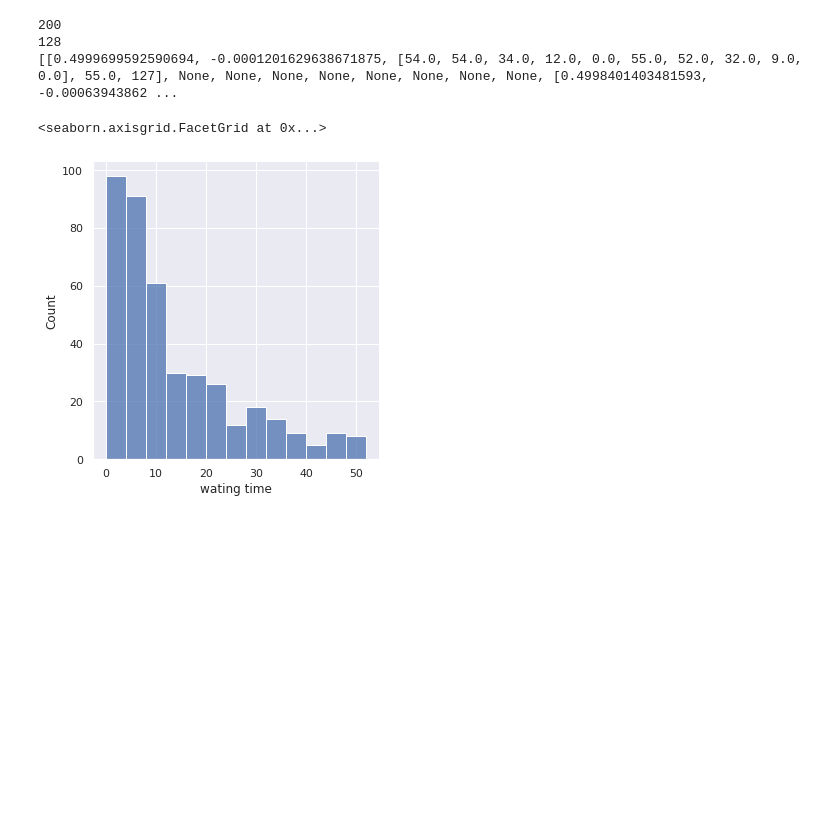
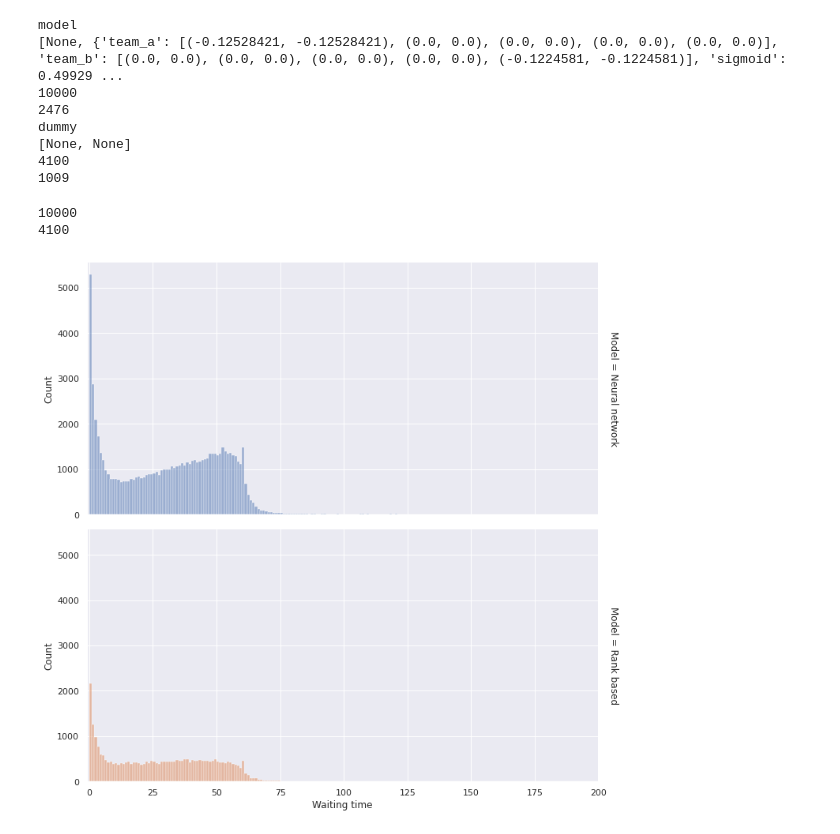
Before and after one commit to Breta01/match-making, a Jupyter notebook: visualisation.ipynb, the cells around one changed output. Drawn from its saved outputs; the diff is of its cells as text; code cells hidden in the pictures; blank space fills up the shorter version.

```diff
--- a/visualisation.ipynb
+++ b/visualisation.ipynb
@@ -3,23 +3,67 @@ import seaborn as sns
 import numpy as np
 import pandas as pd
 from joblib import load
+import matplotlib.pyplot as plt
 
 sns.set_theme(style="darkgrid")
+modes = ["model", "dummy"]
+pattern = ["blue", "orange"]
 
-stats = load("data/stats.joblib")
+stats_m = {}
+for mode in modes:
+    stats_m[mode] = load(f"data/{mode}_stats.joblib")
+
+stats_g = {}
 # %%
-print(len(stats))
-print(sum(int(s is None) for s in stats))
-print(stats[-10:])
+for mode in modes:
+    print(mode)
+    stats_m[mode] = stats_m[mode][:10000]
+    stats = stats_m[mode]
+    print(stats[-2:])
+    print(len(stats))
+    print(sum(int(s is None) for s in stats))
 # %% [output]
-200
-128
-[[0.4999699592590694, -0.0001201629638671875, [54.0, 54.0, 34.0, 12.0, 0.0, 55.0, 52.0, 32.0, 9.0, 0.0], 55.0, 127], None, None, None, None, None, None, None, None, [0.4998401403481593, -0.00063943862 ...
+model
+[None, {'team_a': [(-0.12528421, -0.12528421), (0.0, 0.0), (0.0, 0.0), (0.0, 0.0), (0.0, 0.0)], 'team_b': [(0.0, 0.0), (0.0, 0.0), (0.0, 0.0), (0.0, 0.0), (-0.1224581, -0.1224581)], 'sigmoid': 0.49929 ...
+10000
+2476
+dummy
+[None, None]
+4100
+1009
 # %%
-df = {"wating time": np.array([s[2] for s in stats if s is not None]).flatten()}
-sns.displot(
-    df, x="wating time", facet_kws=dict(margin_titles=True),
+df = {
+    "Waiting time": [],
+    "Model": []
+}
+
+m = {
+    "dummy": "Rank based",
+    "model": "Neural network"
+}
+
+
+for mode in modes:
+    stats = stats_m[mode]
+    print(len(stats))
+    x = np.array([s["waiting times"] for s in stats if s is not None]).flatten().tolist()
+    df["Waiting time"].extend(x)
+    df["Model"].extend([m[mode] for _ in range(len(x))])
+
+df = pd.DataFrame(df)
+
+plot = sns.displot(
+    df, x="Waiting time", facet_kws=dict(margin_titles=True, xlim=(-1, 200)),
+    hue="Model",
+    row="Model",
+    bins=[i for i in range(201)],
+    height=5, aspect=11/5,
 )
+plot._legend.remove()
+
+fig = plot.fig
+fig.savefig("waiting_histogram.png")
 # %% [output]
-<seaborn.axisgrid.FacetGrid at 0x...>
+10000
+4100
-[figure, old version]
+[figure, new version]
```
Also changed, not shown: parts of 4 cells of this notebook, 6 other files.
